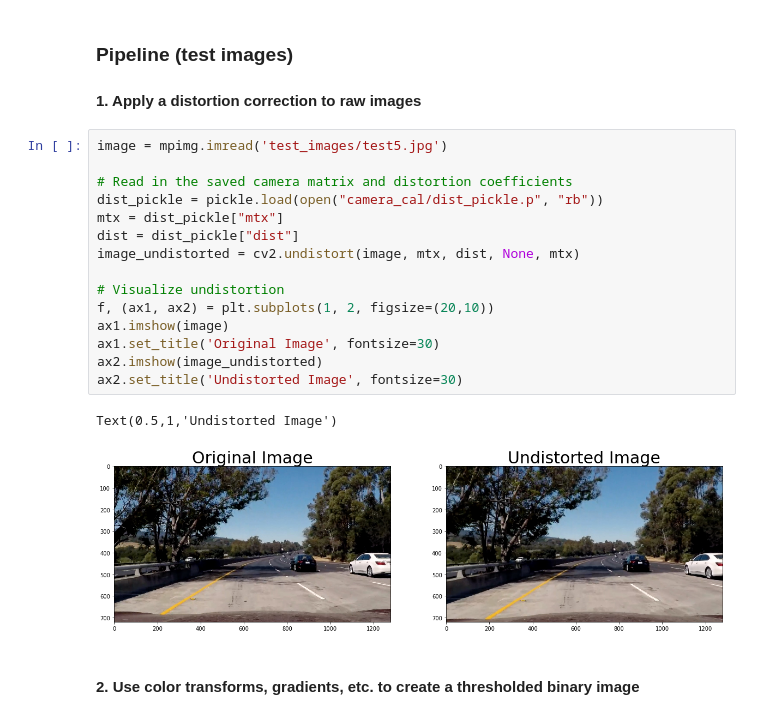
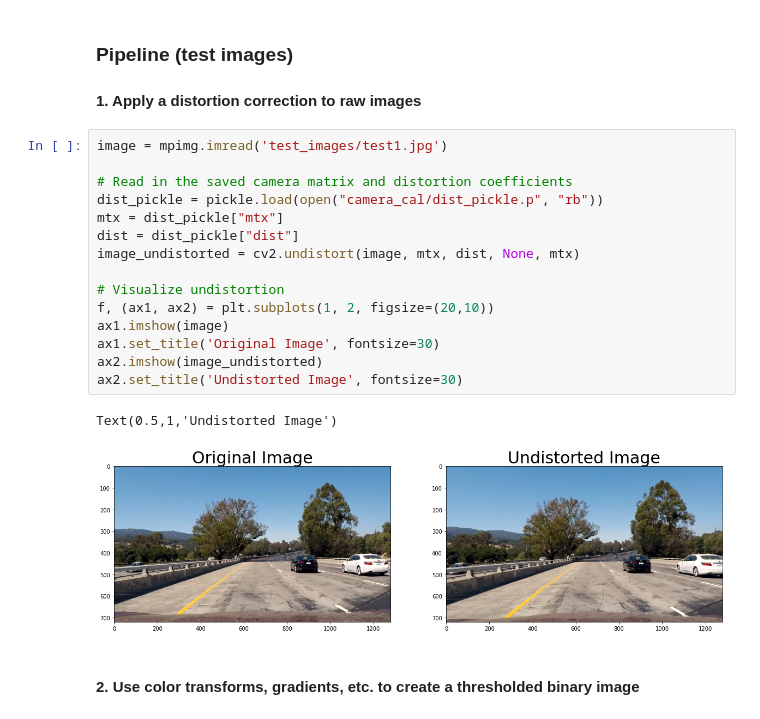
Before and after one commit to ninemillionbicycles/CarND-AdvancedLaneLines-P2, a Jupyter notebook: P2.ipynb, the cells around one changed output. Cells and saved outputs as stored; diff of their text form.

```diff
--- a/P2.ipynb
+++ b/P2.ipynb
@@ -181,23 +181,23 @@ plt.subplots_adjust(left=0., right=1, top=0.9, bottom=0.)
 
 #### 1. Apply a distortion correction to raw images
 # %%
-image = mpimg.imread('test_images/test5.jpg')
+image = mpimg.imread('test_images/test1.jpg')
 
 # Read in the saved camera matrix and distortion coefficients
 dist_pickle = pickle.load(open("camera_cal/dist_pickle.p", "rb"))
 mtx = dist_pickle["mtx"]
 dist = dist_pickle["dist"]
 image_undistorted = cv2.undistort(image, mtx, dist, None, mtx)
 
 # Visualize undistortion
 f, (ax1, ax2) = plt.subplots(1, 2, figsize=(20,10))
 ax1.imshow(image)
 ax1.set_title('Original Image', fontsize=30)
 ax2.imshow(image_undistorted)
 ax2.set_title('Undistorted Image', fontsize=30)
 # %% [output]
 Text(0.5,1,'Undistorted Image')
-[figure, old version]
+[figure, new version]
 # %% [markdown]
 #### 2. Use color transforms, gradients, etc. to create a thresholded binary image
 # %%
```
Also changed, not shown: parts of 17 cells of this notebook, 1 other file.
